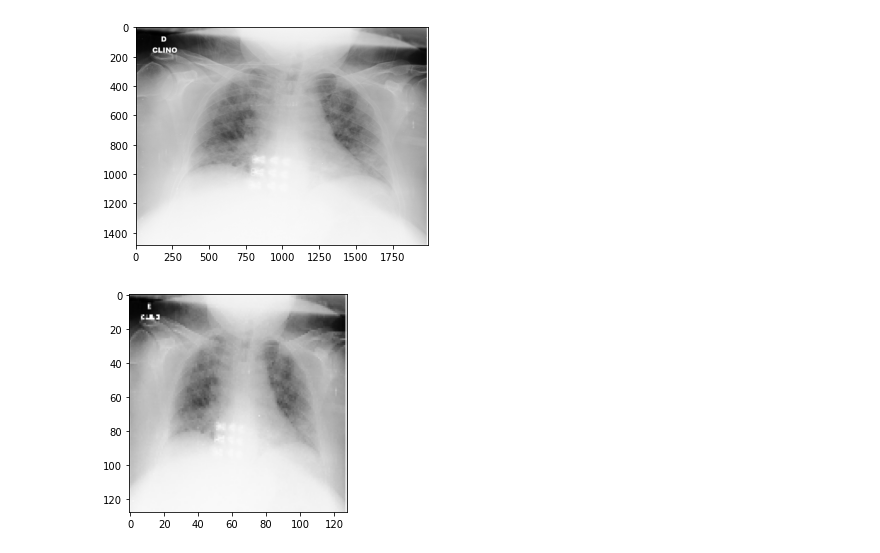
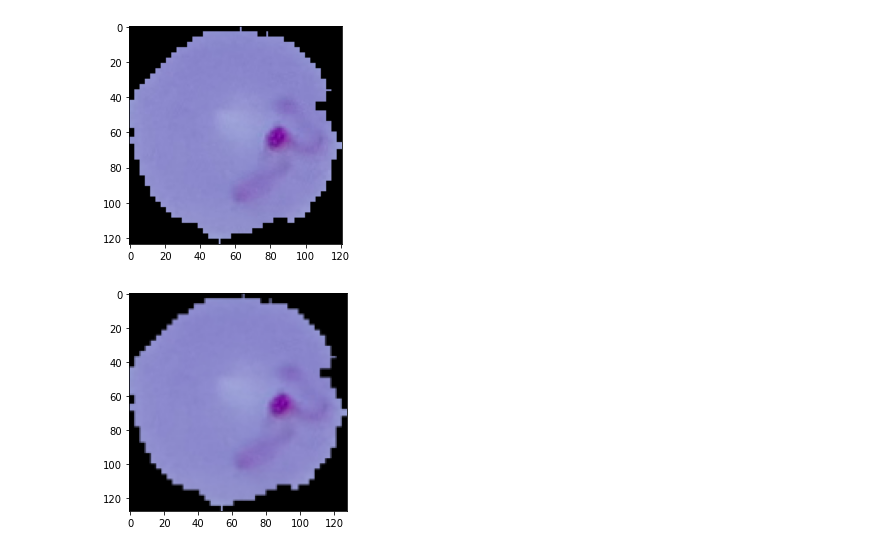
Before and after one commit to tejas198606/god, a Jupyter notebook: Untitled10.ipynb, the cells around one changed output. Saved outputs shown, nothing was run; the diff lists cells and outputs as text; code cells hidden in the pictures.

```diff
--- a/Untitled10.ipynb
+++ b/Untitled10.ipynb
@@ -17,23 +17,23 @@ X_test='E:/naturalimages/Corona/test'
 # %%
-datadir="E:/naturalimages/Corona/train"  ## define the directory
-categories=["corona","normal"]                                      ## define the names
+datadir="E:/naturalimages/Malaria/Train"  ## define the directory
+categories=["Parasite","Uninfected"]                                      ## define the names
 
 for category in categories:
     path=os.path.join(datadir,category)                  ## os path join
     for img in os.listdir(path):
         img_array=cv2.imread(os.path.join(path,img))    ##cv2.IMREAD_GRAYSCALE is optional
         plt.imshow(img_array)
         plt.show()
         break
     break
 # %% [output]
-[figure, old version]
+[figure, new version]
 # %%
 new_array=cv2.resize(img_array,(128,128))   ## resizing the shape to any
 plt.imshow(new_array,cmap="gray")
 plt.show()
 # %% [output]
-[figure, old version]
+[figure, new version]
 # %%
 from tensorflow.keras.models import Sequential
 from tensorflow.keras.layers import Dense, Dropout, Flatten,Activation
```
Also changed, not shown: parts of 20 cells of this notebook, 6 other files.
